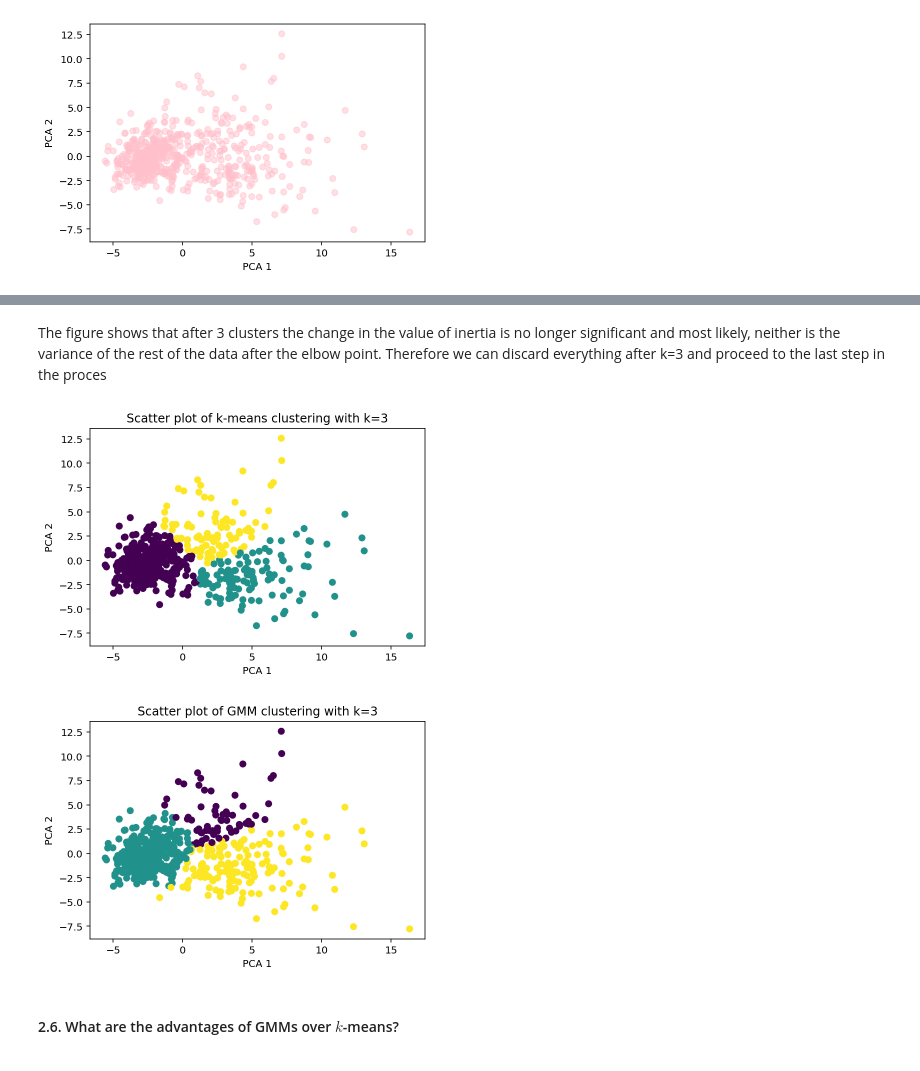
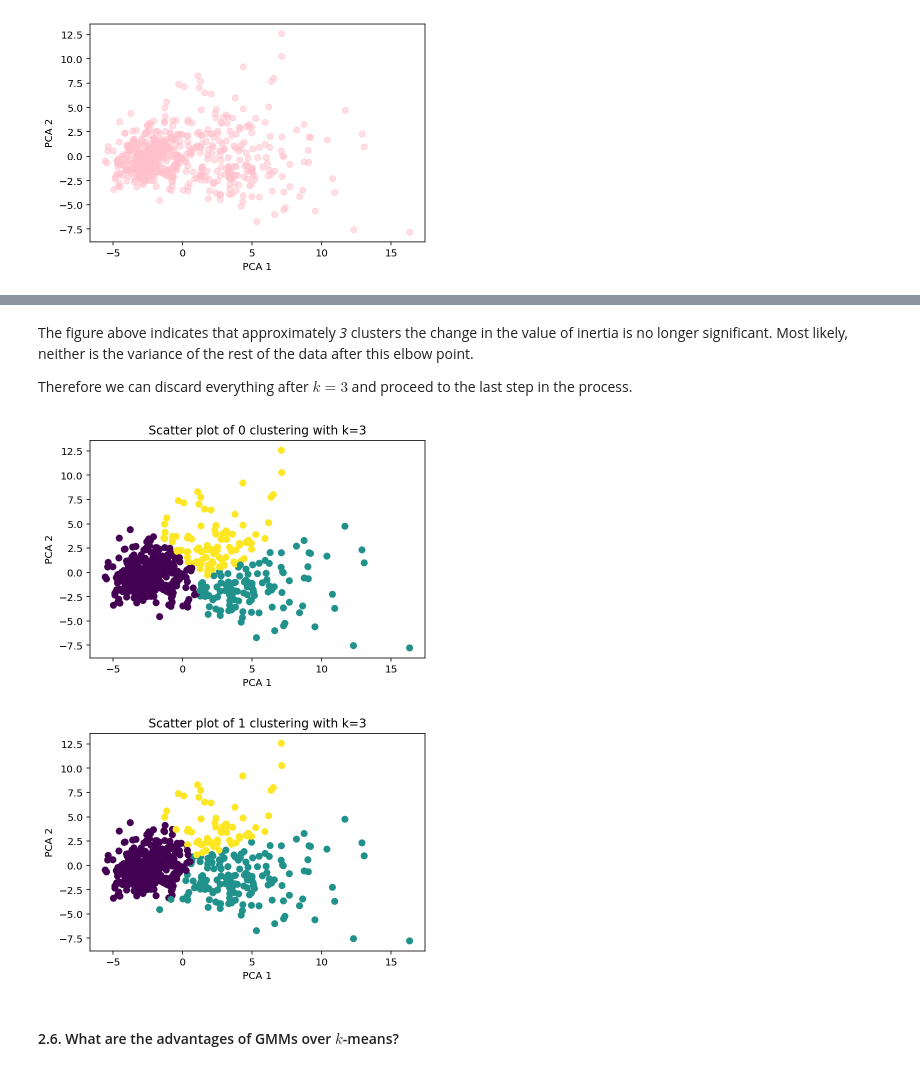
Before and after one commit to FabriceBeaumont/MA-INF_4216_Biomedical_DS_and_AI, a Jupyter notebook: Sheet5/Assignment5_Solutions.ipynb, the cells around one changed output, grey strips where cells are left out. Saved outputs shown, nothing was run; the diff lists cells and outputs as text; code cells hidden in the pictures.

Commit message:
Sheet 5 merged and cleaned. Wait for solutions of the tutors and merge (especially Ex3).

```diff
--- a/Sheet5/Assignment5_Solutions.ipynb
+++ b/Sheet5/Assignment5_Solutions.ipynb
@@ -204,7 +210,7 @@ Cons:
 # %%
 nr_trials = 3
 # %%
-breast_cancer_db = pd.read_csv('https://raw.githubusercontent.com/D34dP0oL/4216_Biomedical_DS_and_AI/main/Sheet5/cancer.csv', index_col='Unnamed: 0')
+breast_cancer_db = pd.read_csv('https://raw.githubusercontent.com/D34dP0oL/4216_Biomedical_DS_and_AI/main/Datasets/cancer.csv', index_col='Unnamed: 0')
 breast_cancer_db.head(4)
 # %% [output]
 |  | mean radius | mean concavity |
@@ -219,2 +221,8 @@ y_concavity = breast_cancer_db['mean concavity']
+# %%
+# Performing k-means clustering for k=2...10 with random_state=20
+kmeans_results = []
+for k in range(2, 11, 1):
+    kmeans = KMeans(n_clusters = k, random_state = 20).fit(breast_cancer_db)
+    kmeans_results.append(kmeans.labels_)
 # %% [markdown]
 ##### 1.3.a. For each clustering plot the cluster assignment within a scatter plot for the features `mean radius` and `mean concavity`.
@@ -302,6 +352,6 @@ The no. of parameters to be estimated are $k+k+k = 2+2+2 = 6$ parameters
 # %%
-cancer_data = pd.read_csv('https://raw.githubusercontent.com/D34dP0oL/4216_Biomedical_DS_and_AI/main/Sheet5/cancer_all.csv', index_col = 'Unnamed: 0')
-cancer_data
+cancer_data = pd.read_csv('https://raw.githubusercontent.com/D34dP0oL/4216_Biomedical_DS_and_AI/main/Datasets/cancer_all.csv', index_col = 'Unnamed: 0')
+cancer_data.head(4)
 # %% [output]
 |  | mean radius | mean texture | mean perimeter | mean area | mean smoothness | mean compactness | ... |
 | 0 | 17.99 | 10.38 | 122.80 | 1001.0 | 0.11840 | 0.27760 | ... |
@@ -480,29 +535,31 @@ plt.show()
 # %% [markdown]
-The figure shows that after 3 clusters the change in the value of inertia is no longer significant and most likely, neither is the variance of the rest of the data after the elbow point. Therefore we can discard everything after k=3 and proceed to the last step in the proces
+The figure above indicates that approximately *3* clusters the change in the value of inertia is no longer significant.
+Most likely, neither is the variance of the rest of the data after this elbow point.
+
+Therefore we can discard everything after $k=3$ and proceed to the last step in the process.
+# %%
+labels = [None, None]
+
+model = KMeans(n_clusters=3)
+model.fit(PCA_components.iloc[:,:2])
+labels[0] = model.predict(PCA_components.iloc[:,:2])
+
+model = GaussianMixture(n_components=3)
+model.fit(PCA_components.iloc[:,:2])
+labels[1] = model.predict(PCA_components.iloc[:,:2])
+
+plot_titles = ['k-means', 'k-means']
 # %%
-model = KMeans(n_clusters=3)
-model.fit(PCA_components.iloc[:,:2])
-
-labels = model.predict(PCA_components.iloc[:,:2])
-plt.scatter(PCA_components[0], PCA_components[1], c=labels)
-plt.xlabel('PCA 1')
-plt.ylabel('PCA 2')
-plt.title('Scatter plot of k-means clustering with k=3')
-plt.show()
+# Display the two clusterings
+for i in range(len(plot_titles)):
+    plt.scatter(PCA_components[0], PCA_components[1], c=labels[i])
+    plt.xlabel('PCA 1')
+    plt.ylabel('PCA 2')
+    plt.title(f"Scatter plot of {i} clustering with k=3")
+    plt.show()
 # %% [output]
-[figure, old version]
+[figure, new version]
+[figure, added]
-# %%
-model = GaussianMixture(n_components=3)
-model.fit(PCA_components.iloc[:,:2])
-
-labels = model.predict(PCA_components.iloc[:,:2])
-plt.scatter(PCA_components[0], PCA_components[1], c=labels)
-plt.xlabel('PCA 1')
-plt.ylabel('PCA 2')
-plt.title('Scatter plot of GMM clustering with k=3')
-plt.show()
-# %% [output]
-[figure, removed]
 # %% [markdown]
 #### 2.6. What are the advantages of GMMs over $k$-means?
 # %% [markdown]
```
Also changed, not shown: parts of 39 cells of this notebook.
